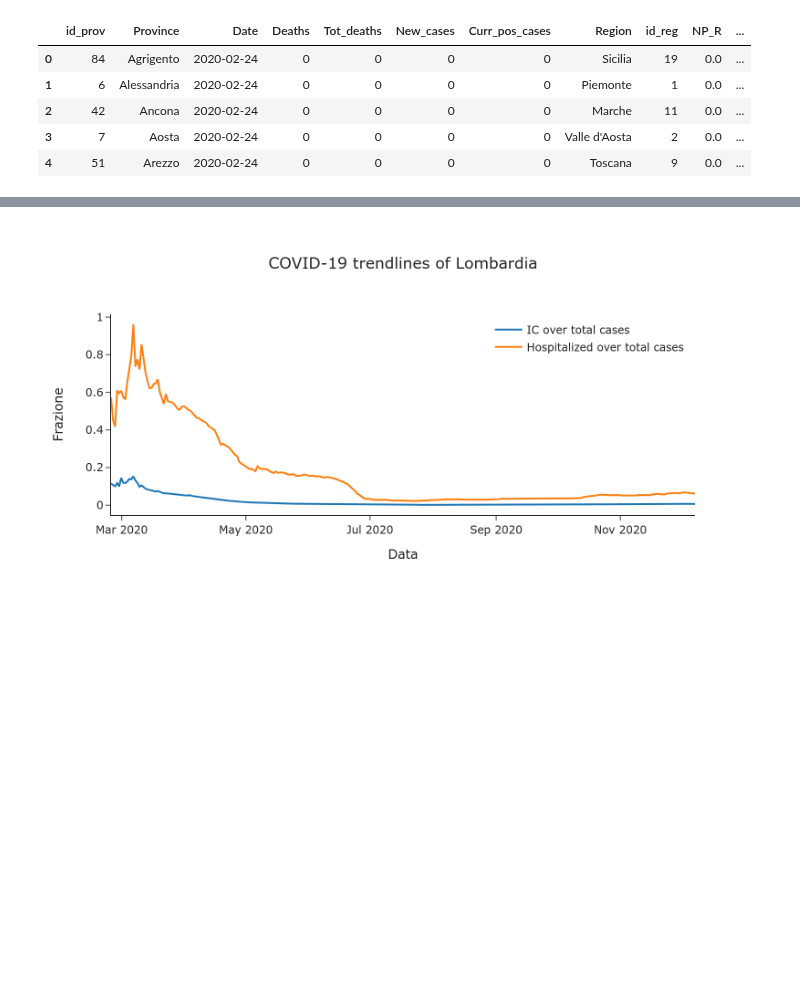
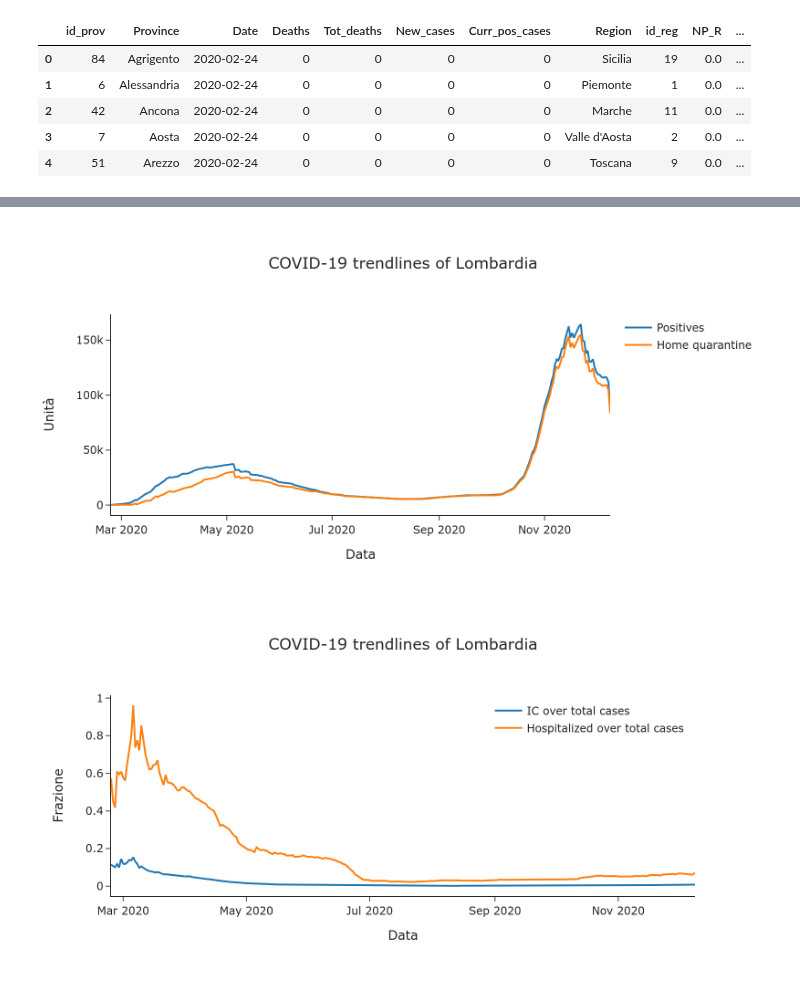
Before and after one commit to nicoloverardo/master-degree-thesis, a Jupyter notebook: notebooks/eda.ipynb, the cells around one changed output, grey strips where cells are left out. Saved outputs shown, nothing was run; the diff lists cells and outputs as text; code cells hidden in the pictures; blank space fills up the shorter version.

```diff
--- a/notebooks/eda.ipynb
+++ b/notebooks/eda.ipynb
@@ -155,3 +237,19 @@ inter_dropdown_plot(options=dpc_regioni_df.denominazione_regione.unique(),
+# %%
+inter_dropdown_plot(options=dpc_regioni_df.denominazione_regione.unique(),
+                    default_value='Lombardia',
+                    dropdown_label='Regione',
+                    y=['totale_positivi', 'isolamento_domiciliare'],
+                    legend_titles=['Positives', 'Home quarantine'],
+                    data=dpc_regioni_df,
+                    group_column='denominazione_regione',
+                    x='data',
+                    title='COVID-19 trendlines of ',
+                    xtitle='Data',
+                    ytitle='Unità',
+                    output_image=True,
+                    blend_legend=False)
+# %% [output]
+[figure, added]
 # %%
 inter_dropdown_plot(options=dpc_regioni_df.denominazione_regione.unique(),
                     default_value='Lombardia',
```
Also changed, not shown: parts of 18 cells of this notebook.
